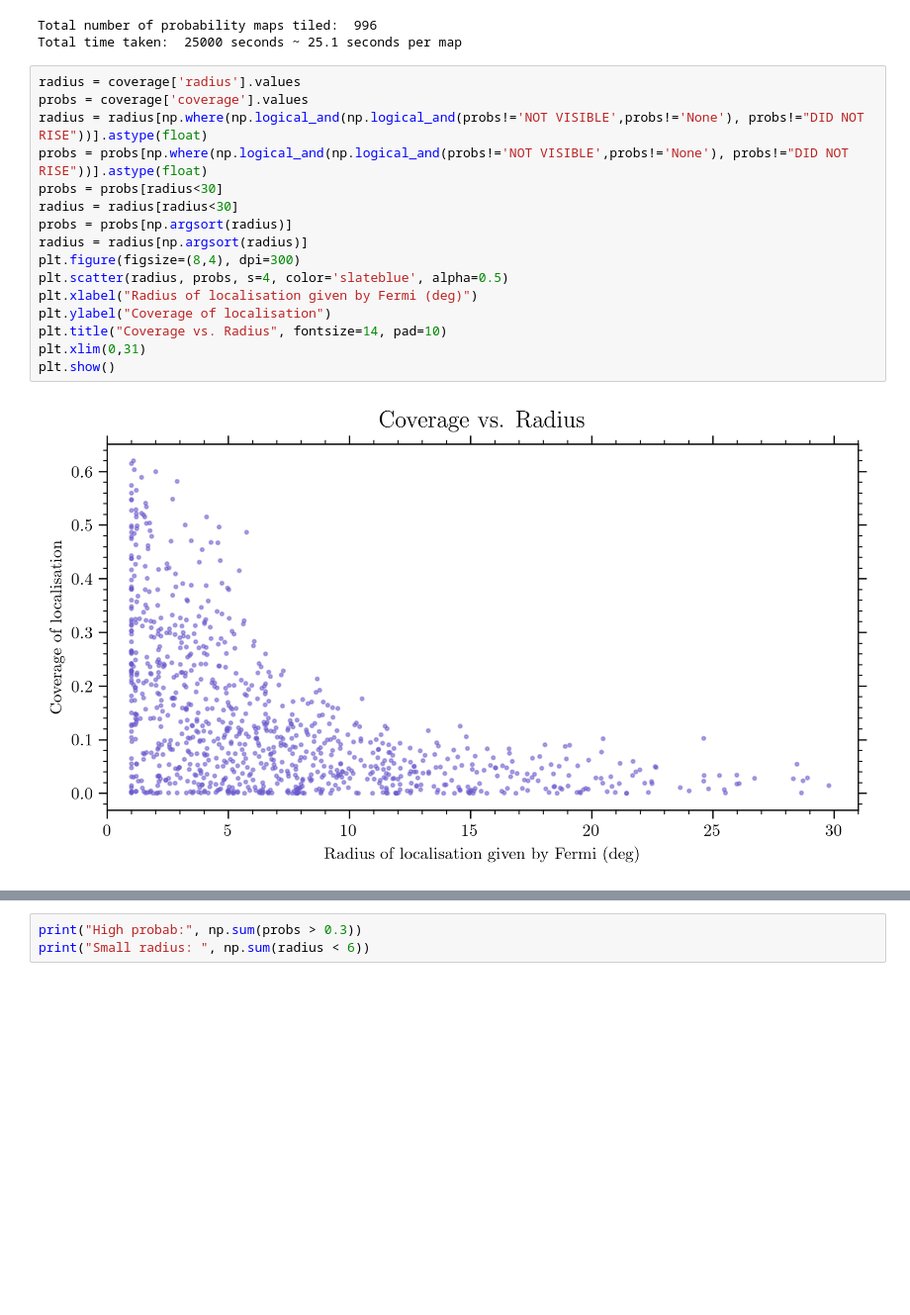
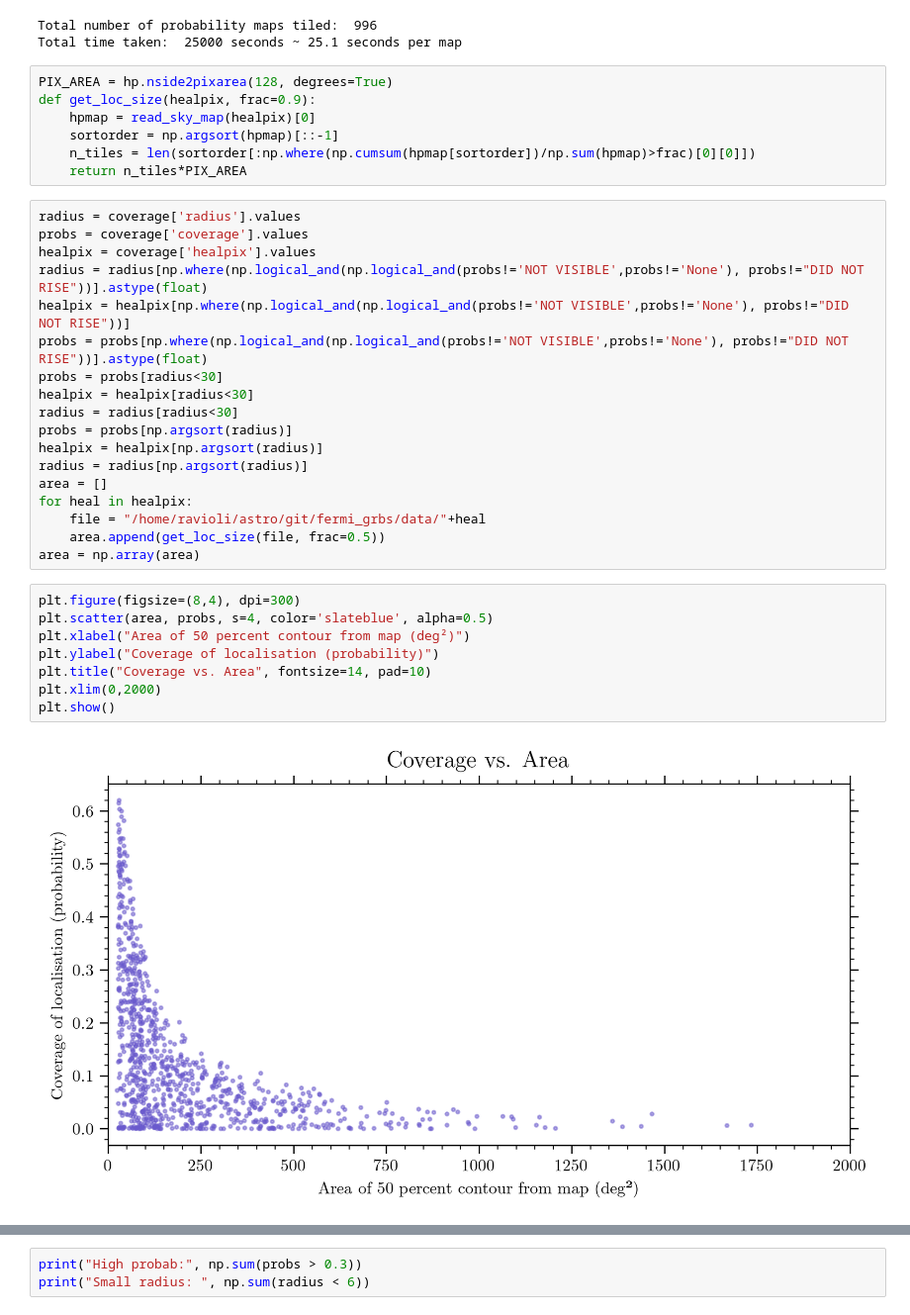
Before and after one commit to ravioli1369/fermi_grbs, a Jupyter notebook: stats.ipynb, the cells around one changed output, grey strips where cells are left out. Shown at 99% size. Drawn from its saved outputs; the diff is of its cells as text; blank space fills up the shorter version.

Commit message:
plotted coverage vs area of loc

```diff
--- a/stats.ipynb
+++ b/stats.ipynb
@@ -95,21 +95,38 @@ print(f"Total time taken:  25000 seconds ~ {np.round(25000/total_maps_tiled, 2)}
 # %% [output]
 Total number of probability maps tiled:  996
 Total time taken:  25000 seconds ~ 25.1 seconds per map
+# %%
+PIX_AREA = hp.nside2pixarea(128, degrees=True)
+def get_loc_size(healpix, frac=0.9):
+    hpmap = read_sky_map(healpix)[0]
+    sortorder = np.argsort(hpmap)[::-1]
+    n_tiles = len(sortorder[:np.where(np.cumsum(hpmap[sortorder])/np.sum(hpmap)>frac)[0][0]])
+    return n_tiles*PIX_AREA
 # %%
 radius = coverage['radius'].values
 probs = coverage['coverage'].values
+healpix = coverage['healpix'].values
 radius = radius[np.where(np.logical_and(np.logical_and(probs!='NOT VISIBLE',probs!='None'), probs!="DID NOT RISE"))].astype(float)
+healpix = healpix[np.where(np.logical_and(np.logical_and(probs!='NOT VISIBLE',probs!='None'), probs!="DID NOT RISE"))]
 probs = probs[np.where(np.logical_and(np.logical_and(probs!='NOT VISIBLE',probs!='None'), probs!="DID NOT RISE"))].astype(float)
 probs = probs[radius<30]
+healpix = healpix[radius<30]
 radius = radius[radius<30]
 probs = probs[np.argsort(radius)]
+healpix = healpix[np.argsort(radius)]
 radius = radius[np.argsort(radius)]
-plt.figure(figsize=(8,4), dpi=300)
-plt.scatter(radius, probs, s=4, color='slateblue', alpha=0.5)
-plt.xlabel("Radius of localisation given by Fermi (deg)")
-plt.ylabel("Coverage of localisation")
-plt.title("Coverage vs. Radius", fontsize=14, pad=10)
-plt.xlim(0,31)
-plt.show()
+area = []
+for heal in healpix:
+    file = "/home/ravioli/astro/git/fermi_grbs/data/"+heal
+    area.append(get_loc_size(file, frac=0.5))
+area = np.array(area)
-# %% [output]
-[figure, removed]
+# %%
+plt.figure(figsize=(8,4), dpi=300)
+plt.scatter(area, probs, s=4, color='slateblue', alpha=0.5)
+plt.xlabel("Area of 50 percent contour from map (deg²)")
+plt.ylabel("Coverage of localisation (probability)")
+plt.title("Coverage vs. Area", fontsize=14, pad=10)
+plt.xlim(0,2000)
+plt.show()
+# %% [output]
+[figure, added]
```
Also changed, not shown: parts of 7 cells of this notebook.
